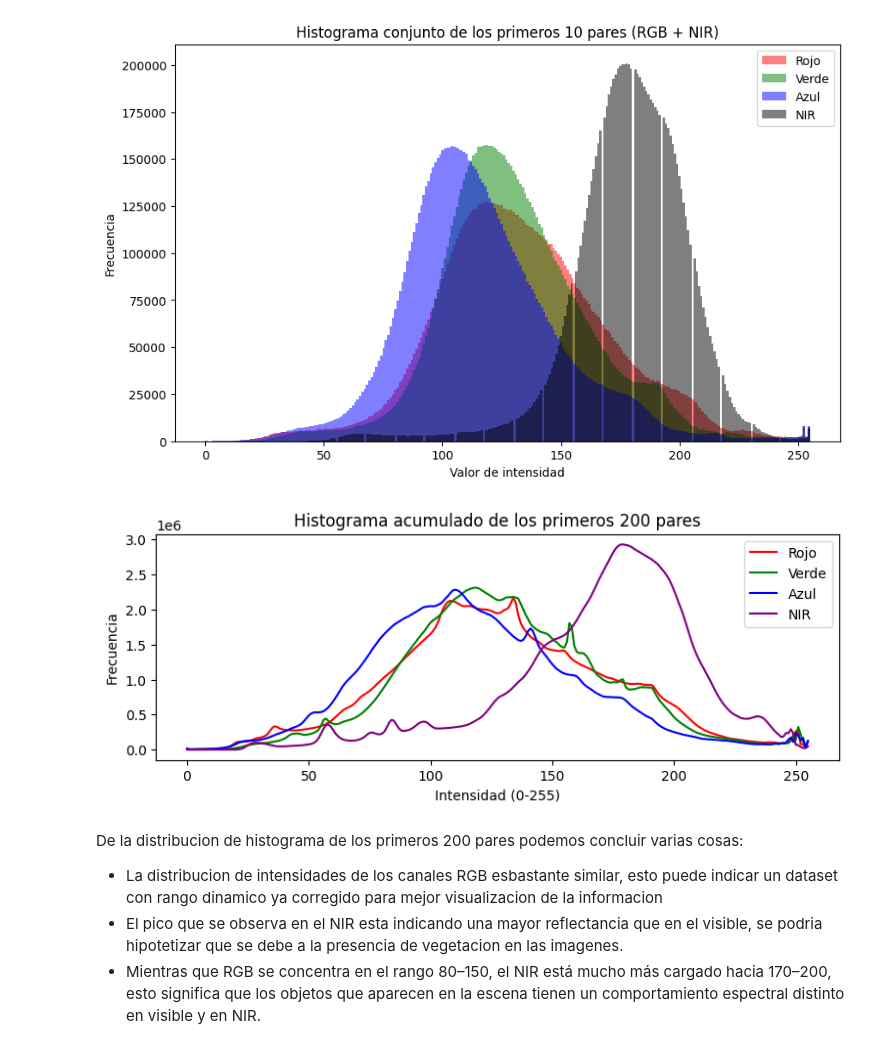
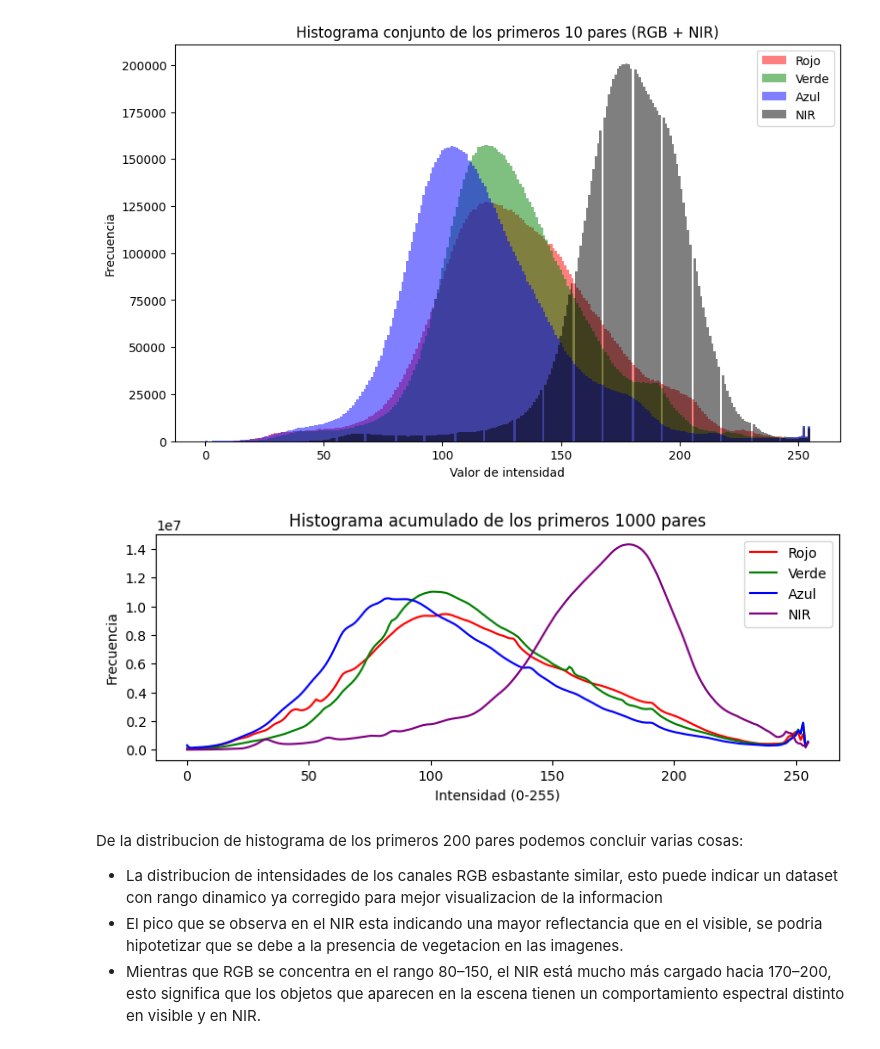
Before and after one commit to JuanAngel4/OT-Detection-of-objets-VIS-NIR-using-ML-in-Colombia, a Jupyter notebook: data_exploration/DataExploration.ipynb, the cells around one changed output. Saved outputs shown, nothing was run; the diff lists cells and outputs as text; code cells hidden in the pictures.

```diff
--- a/data_exploration/DataExploration.ipynb
+++ b/data_exploration/DataExploration.ipynb
@@ -243,7 +243,7 @@ plt.show()
 # %%
 
 # Número de pares a procesar
-num_pares = 200
+num_pares = 1000
 
 # Listar imágenes en orden
 imagenes = sorted(os.listdir(carpeta))
@@ -254,34 +254,34 @@ hist_g = np.zeros((256,), dtype=np.float32)
 hist_b = np.zeros((256,), dtype=np.float32)
 hist_nir = np.zeros((256,), dtype=np.float32)
 
 # Procesar solo los primeros num_pares pares
 for i in range(num_pares):
     idx_rgb = 2 * i      # imagen RGB
     idx_nir = 2 * i + 1  # imagen NIR
 
     # Leer imágenes
     img_rgb = cv2.imread(os.path.join(carpeta, imagenes[idx_rgb]))
     img_nir = cv2.imread(os.path.join(carpeta, imagenes[idx_nir]), cv2.IMREAD_GRAYSCALE)
 
     # Calcular histogramas (cv2 los devuelve como matrices 256x1)
     hist_b += cv2.calcHist([img_rgb], [0], None, [256], [0, 256]).flatten()
     hist_g += cv2.calcHist([img_rgb], [1], None, [256], [0, 256]).flatten()
     hist_r += cv2.calcHist([img_rgb], [2], None, [256], [0, 256]).flatten()
     hist_nir += cv2.calcHist([img_nir], [0], None, [256], [0, 256]).flatten()
 
 # Graficar histogramas acumulados
 plt.figure(figsize=(9,3))
 plt.plot(hist_r, color='red', label="Rojo")
 plt.plot(hist_g, color='green', label="Verde")
 plt.plot(hist_b, color='blue', label="Azul")
 plt.plot(hist_nir, color='purple', label="NIR")
 plt.title(f"Histograma acumulado de los primeros {num_pares} pares")
 plt.xlabel("Intensidad (0-255)")
 plt.ylabel("Frecuencia")
 plt.legend()
 plt.show()
 # %% [output]
-[figure, old version]
+[figure, new version]
 # %% [markdown]
 De la distribucion de histograma de los primeros 200 pares podemos concluir varias cosas:
 - La distribucion de intensidades de los canales RGB esbastante similar, esto puede indicar un dataset con rango dinamico ya corregido para mejor visualizacion de la informacion
```
Also changed, not shown: parts of 5 cells of this notebook, 8 other files.
